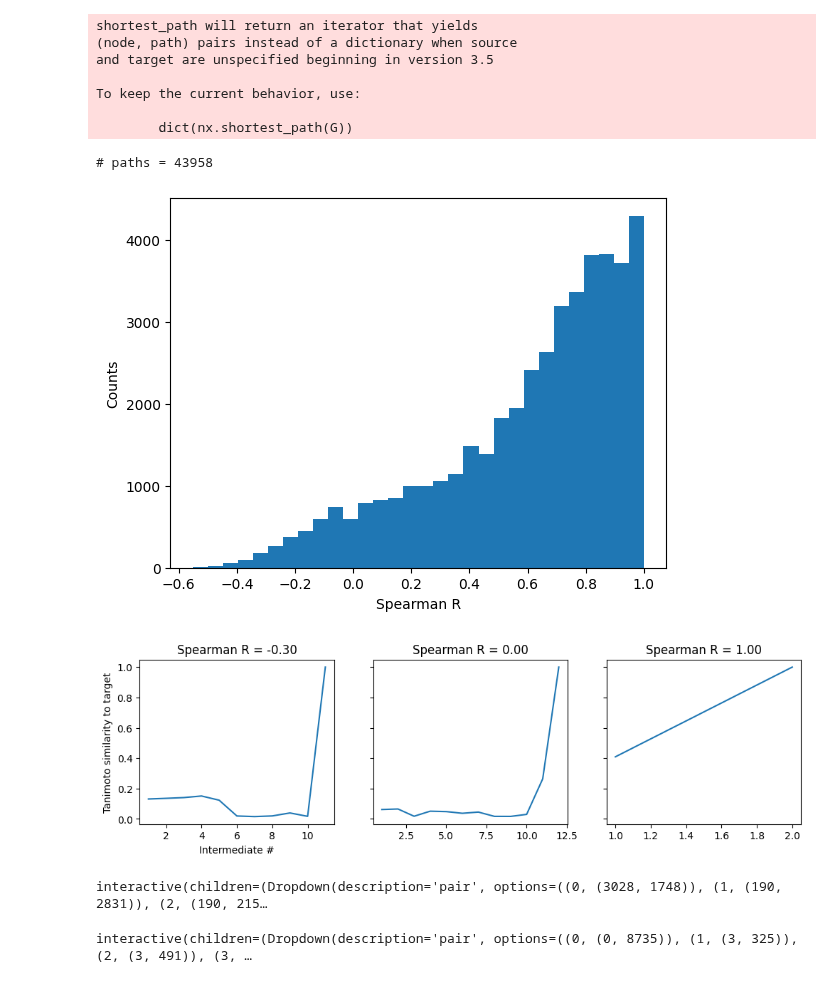
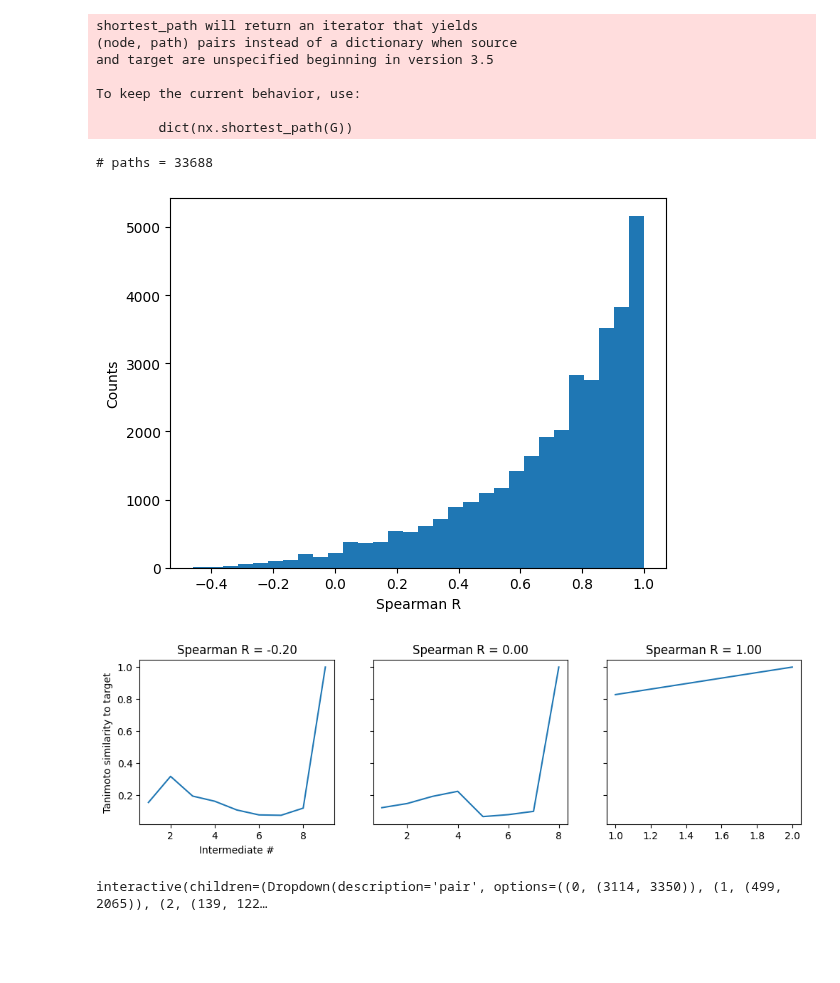
Before and after one commit to stefanpate/krxns, a Jupyter notebook: notebooks/path_structural_variation_analysis.ipynb, the cells around one changed output. Drawn from its saved outputs; the diff is of its cells as text; code cells hidden in the pictures; blank space fills up the shorter version.

Commit message:
More figures to path stucture analysis. Began debt counter function. Added element counter to cheminfo module

```diff
--- a/notebooks/path_structural_variation_analysis.ipynb
+++ b/notebooks/path_structural_variation_analysis.ipynb
@@ -20,6 +23,8 @@ from ipywidgets import interact
 # %%
+whitelist_fn = "top_50_whitelist.json"
+
 # Load unpaired cofactors
-with open(filepaths['cofactors'] / 'expanded_unpaired_cofactors.json', 'r') as f:
+with open(filepaths['cofactors'] / 'unpaired_cofactors.json', 'r') as f:
     unpaired_cofactors = json.load(f)
 
 # Load known reaction data
@@ -38,17 +43,13 @@ with open(filepaths['connected_reactions'] / 'sprhea_240310_v3_mapped_side_count
     side_counts = str2int(json.load(f))
 
 # Load coreactant whitelist
-with open(filepaths['cofactors'] / 'pickaxe_whitelist.json', 'r') as f:
+with open(filepaths['cofactors'] / whitelist_fn, 'r') as f:
     coreactant_whitelist = json.load(f)
 
-# Get known compounds
-kcs, smi2id = extract_compounds(krs)
+kcs, smi2id = extract_compounds(krs) # Get known compounds
 
-tani_sim_mat = np.load(filepaths['sim_mats'] / "tanimoto.npy")
+tani_sim_mat = np.load(filepaths['sim_mats'] / "tanimoto.npy") # Tanimoto structural sim mat
 # %%
-atom_lb = 0.0
-cw = coreactant_whitelist
-
 G = SuperMultiDiGraph()
 edges, nodes = construct_reaction_network(
     operator_connections=op_cxns,
@@ -57,8 +58,7 @@ edges, nodes = construct_reaction_network(
     reactions=krs,
     unpaired_cofactors=unpaired_cofactors,
     connect_nontrivial=False,
-    atom_lb=atom_lb,
-    coreactant_whitelist=cw
+    coreactant_whitelist=coreactant_whitelist
 )
 G.add_nodes_from(nodes)
 G.add_edges_from(edges)
@@ -97,11 +102,10 @@ for i in list(paths.keys())[::ds]:
         n_paths += 1
 print(f"# paths = {n_paths}")
 # %% [output]
-# paths = 43958
+# paths = 33688
 # %%
-ds = 1
 path_spearmans = {}
-for i in list(path_tanis.keys())[::ds]:
+for i in list(path_tanis.keys()):
     path_spearmans[i] = {}
     for j in path_tanis[i]:
         tanis = path_tanis[i][j]
@@ -114,45 +118,45 @@ ax.set_ylabel("Counts")
 ax.set_xlabel("Spearman R")
 plt.show()
 # %% [output]
-[figure, old version]
+[figure, new version]
 # %%
 negative_spearman_traces = {}
 for i in path_spearmans:
     for j in path_spearmans[i]:
-        if abs(path_spearmans[i][j] + 0.3) < 1e-4:
+        if abs(path_spearmans[i][j] + 0.2) < 1e-4:
             negative_spearman_traces[(i, j)] = path_tanis[i][j]
 
 zero_spearman_traces = {}
 for i in path_spearmans:
     for j in path_spearmans[i]:
         if abs(path_spearmans[i][j]) < 1e-4:
             zero_spearman_traces[(i, j)] = path_tanis[i][j]
 
 one_spearman_traces = {}
 for i in path_spearmans:
     for j in path_spearmans[i]:
         if abs(path_spearmans[i][j] - 1) < 1e-4:
             one_spearman_traces[(i, j)] = path_tanis[i][j]
 
 fig, ax = plt.subplots(ncols=3, figsize=(12, 3), sharey=True)
 
 traces = [negative_spearman_traces, zero_spearman_traces, one_spearman_traces]
 
 idx = 2
 sts = [list(elt.keys())[min(idx, len(elt) - 1)] for elt in traces]
 
 plot_it = lambda i, st : ax[i].plot(np.arange(1, len(traces[i][st]) + 1), traces[i][st])
 
 for i, st in enumerate(sts):
     plot_it(i, st)
     s, t = st
     ax[i].set_title(f"Spearman R = {path_spearmans[s][t]:.2f}")
 
 ax[0].set_ylabel(f"Tanimoto similarity to target")
 ax[0].set_xlabel("Intermediate #")
 plt.show()
 # %% [output]
-[figure, old version]
+[figure, new version]
 # %%
 def show_path(pair, topk = 1):
     source, target = pair
@@ -171,21 +176,7 @@ dd = widgets.Dropdown(options=options, value=options[0][1])
 
 _ = interact(show_path, pair=dd)
 # %% [output]
-interactive(children=(Dropdown(description='pair', options=((0, (3028, 1748)), (1, (190, 2831)), (2, (190, 215…
+interactive(children=(Dropdown(description='pair', options=((0, (3114, 3350)), (1, (499, 2065)), (2, (139, 122…
-# %%
-ds = 100
-path_lens = {}
-for i in paths:
-    for j in paths[i]:
-        path_lens[(i, j)] = len(paths[i][j])
-
-srt_pairs = sorted(path_lens.keys(), key=lambda x : path_lens[x])[::ds]
-options = [(i, pair) for i, pair in enumerate(srt_pairs)]
-dd = widgets.Dropdown(options=options, value=options[0][1])
-
-_ = interact(show_path, pair=dd)
-# %% [output]
-interactive(children=(Dropdown(description='pair', options=((0, (0, 8735)), (1, (3, 325)), (2, (3, 491)), (3, …
 # %%
 topks = [1, 2, 5, 10]
 positive = [0 for _ in range(len(topks))]
```
Also changed, not shown: parts of 11 cells of this notebook, 12 other files.
